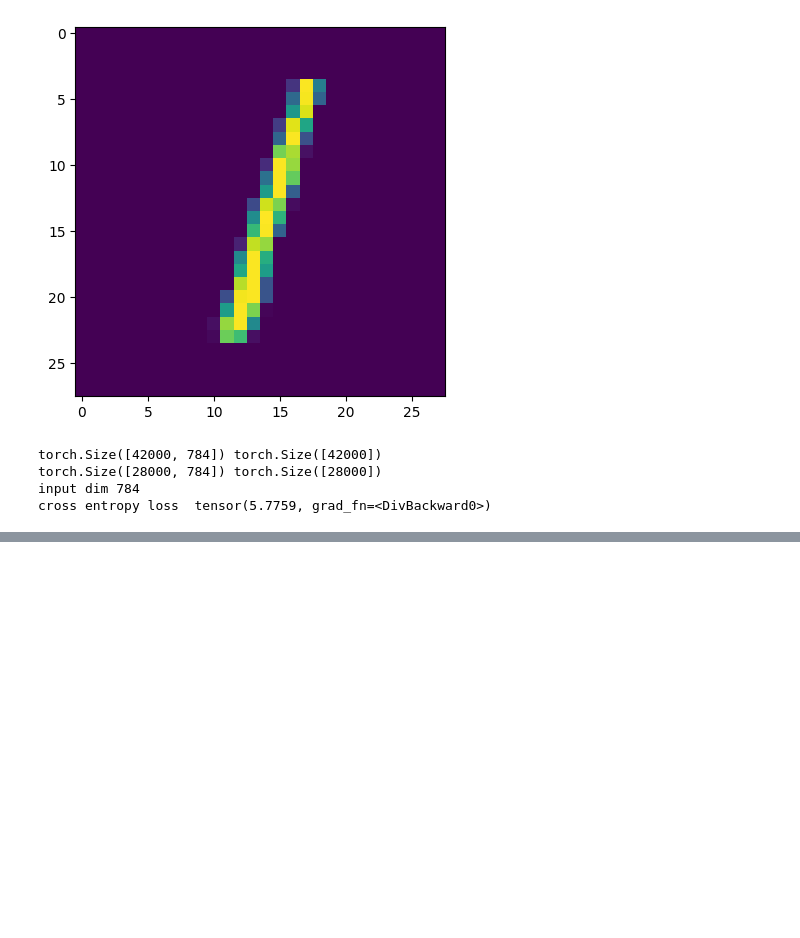
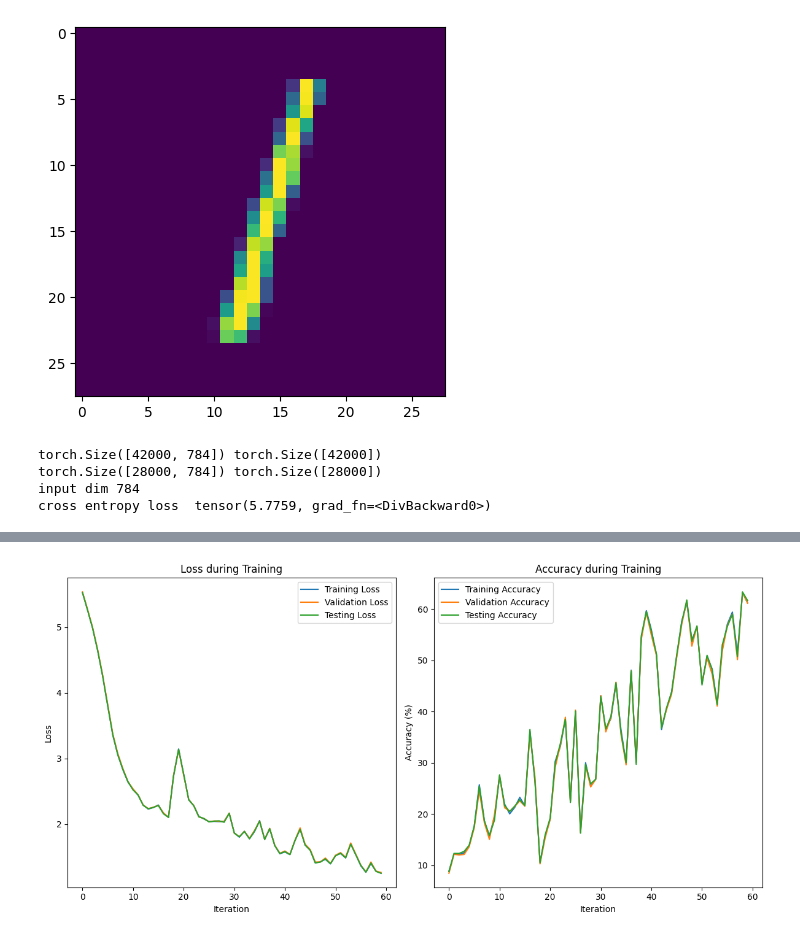
Before and after one commit to bhavyanarnoli/Deep-Learning, a Jupyter notebook: tryingout/try.ipynb, the cells around one changed output, grey strips where cells are left out. Cells and saved outputs as stored; diff of their text form; code cells hidden in the pictures; blank space fills up the shorter version.

```diff
--- a/tryingout/try.ipynb
+++ b/tryingout/try.ipynb
@@ -266,6 +266,7 @@ tensor([[-1., -1., -1.,  ..., -1., -1., -1.],
 import numpy as np
 import matplotlib.pyplot as plt
 import matplotlib.pylab as pylab
+import matplotlib.pyplot as plt
 
 import torch
 import torch.nn.functional as F
@@ -352,7 +353,7 @@ def predict(model, x):
 import torch
 import torch.nn.functional as F
 
-def build_model(X, y, nn_hdim, epsilon, reg_lambda, num_passes=60, print_loss=False):
+def build_model(X, y, X_test,Y_test, nn_hdim, epsilon, reg_lambda, num_passes=60, print_loss=False):
     torch.manual_seed(0)
     num_examples = X.shape[0]
     nn_input_dim = nn_hdim[0]
@@ -380,7 +381,14 @@ def build_model(X, y, nn_hdim, epsilon, reg_lambda, num_passes=60, print_loss=Fa
 
     bs = 64  # Batch size
     nbs_per_epoch = int(num_examples / bs)
+    X_val, X_test, Y_val, Y_test = train_test_split(X_test, Y_test, test_size=0.5, random_state=42)
 
+    train_losses = []
+    val_losses = []
+    test_losses = []
+    train_accuracies = []
+    val_accuracies = []
+    test_accuracies = []
     for i in range(0, num_passes):
         j = i % nbs_per_epoch
         if j == 0:
@@ -393,13 +401,13 @@ def build_model(X, y, nn_hdim, epsilon, reg_lambda, num_passes=60, print_loss=Fa
 
         # Forward propagation
         z1 = Xb.mm(W1) + b1
-        a1 = manual_relu(z1)  # Change tanh to manual_relu
+        a1 = manual_relu(z1)
         z2 = a1.mm(W2) + b2
-        a2 = manual_relu(z2)  # Change tanh to manual_relu
+        a2 = manual_relu(z2)
         z3 = a2.mm(W3) + b3
-        a3 = manual_relu(z3)  # Change tanh to manual_relu
+        a3 = manual_relu(z3)
         z4 = a3.mm(W4) + b4
-        a4 = manual_relu(z4)  # Change tanh to manual_relu
+        a4 = manual_relu(z4)
         z5 = a4.mm(W5) + b5
         exp_scores = torch.exp(z5)
 
@@ -447,22 +455,55 @@ def build_model(X, y, nn_hdim, epsilon, reg_lambda, num_passes=60, print_loss=Fa
         W5.data -= epsilon * dW5.data
         b5.data -= epsilon * db5.data
 
-        # print("updated W1 ",W1.data  )
-        # print("updated b1 ",b1.data  )
-        # print("updated W2 ",W2.data  )
-        # print("updated b2 ",b2.data  )
-        # print("updated W3 ",W3.data  )
-        # print("updated b3 ",b3.data  )
-        # print("updated W4 ",W4.data  )
-        # print("updated b4 ",b4.data  )
-        # print("updated W4 ",W5.data  )
-        # print("updated b5 ",b5.data  )
-        # print("print loss value is ", print_loss)
+        train_loss = calculate_loss(model, X_train, Y_train)
+        y_pred_train = predict(model, X_train)
+        y_pred_train_tensor = torch.tensor(y_pred_train, dtype=torch.long)  # Convert y_pred to a tensor with dtype long
+        train_accuracy = torch.sum(y_pred_train_tensor == Y_train, dtype=torch.float32) / Y_train.shape[0]
 
-        y_pred = predict(model, X_test)
-        y_pred_tensor = torch.tensor(y_pred, dtype=torch.long)  # Convert y_pred to a tensor with dtype long
-        accuracy = torch.sum(y_pred_tensor == Y_test, dtype=torch.float32) / Y_test.shape[0]
-        print("Loss after iteration {}: {:.2f}, Testing accuracy: {:.2f}%".format(i+1, calculate_loss(model, X, y), accuracy.item() * 100))
+        test_loss = calculate_loss(model, X_test, Y_test)
+        y_pred_test = predict(model, X_test)
+        y_pred_test_tensor = torch.tensor(y_pred_test, dtype=torch.long)  # Convert y_pred to a tensor with dtype long
+        test_accuracy = torch.sum(y_pred_test_tensor == Y_test, dtype=torch.float32) / Y_test.shape[0]
+
+        val_loss = calculate_loss(model, X_val, Y_val)
+        y_val_pred = predict(model, X_val)
+        y_val_pred_tensor = torch.tensor(y_val_pred, dtype=torch.long)
+        val_accuracy = torch.sum(y_val_pred_tensor == Y_val, dtype=torch.float32) / Y_val.shape[0]
+
+        train_losses.append(train_loss)
+        val_losses.append(val_loss)
+        test_losses.append(test_loss)
+        train_accuracies.append(train_accuracy.item() * 100)
+        val_accuracies.append(val_accuracy.item() * 100)
+        test_accuracies.append(test_accuracy.item() * 100)
+
+        print("Testing Loss after iteration {}: {:.2f}, Training Loss {:.2f},Validation Loss {:.2f} ,Training accuracy: {:.2f}%, Testing accuracy: {:.2f}%, Validation accuracy: {:.2f}%"
+              .format(i + 1, test_loss, train_loss, val_loss, train_accuracy.item()*100, test_accuracy.item() * 100, val_accuracy.item() * 100))
+
+    plt.figure(figsize=(12, 6))
+
+    # Plotting Loss
+    plt.subplot(1, 2, 1)
+    plt.plot(train_losses, label='Training Loss')
+    plt.plot(val_losses, label='Validation Loss')
+    plt.plot(test_losses, label='Testing Loss')
+    plt.xlabel('Iteration')
+    plt.ylabel('Loss')
+    plt.title('Loss during Training')
+    plt.legend()
+
+    # Plotting Accuracy
+    plt.subplot(1, 2, 2)
+    plt.plot(train_accuracies, label='Training Accuracy')
+    plt.plot(val_accuracies, label='Validation Accuracy')
+    plt.plot(test_accuracies, label='Testing Accuracy')
+    plt.xlabel('Iteration')
+    plt.ylabel('Accuracy (%)')
+    plt.title('Accuracy during Training')
+    plt.legend()
+
+    plt.tight_layout()
+    plt.show()
 
     return model
 # load
@@ -492,7 +533,7 @@ reg_lambda = 0.00
 
 # Assuming build_model and predict functions are defined accordingly for PyTorch
 hidden_size = 300
-model = build_model(X_train, Y_train, [input_dim, hidden_size , hidden_size, hidden_size, hidden_size, hidden_size], epsilon, reg_lambda, 60, print_loss=True)
+model = build_model(X_train, Y_train, X_test, Y_test,[input_dim, hidden_size , hidden_size, hidden_size, hidden_size, hidden_size], epsilon, reg_lambda, 60, print_loss=True)
 
 # Test output
 X_test0 = X_test[0:3, :]
@@ -523,0 +565 @@ cross entropy loss  tensor(1.6489, grad_fn=<DivBackward0>)
+[figure, added]
```
Also changed, not shown: parts of 1 cell of this notebook.
